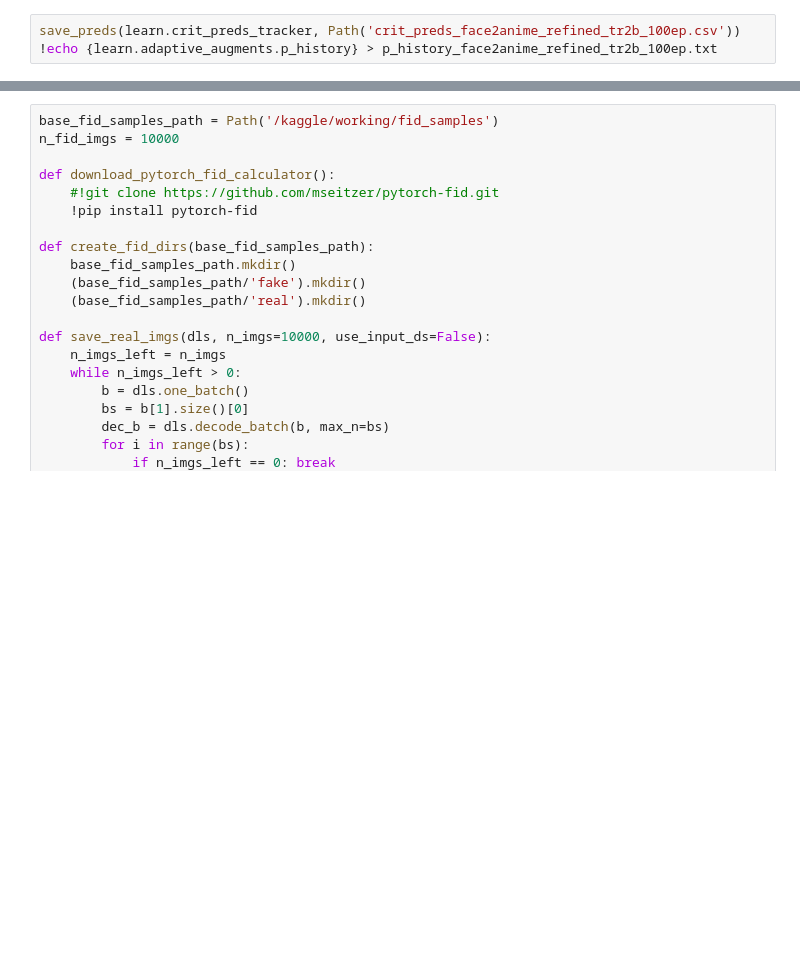
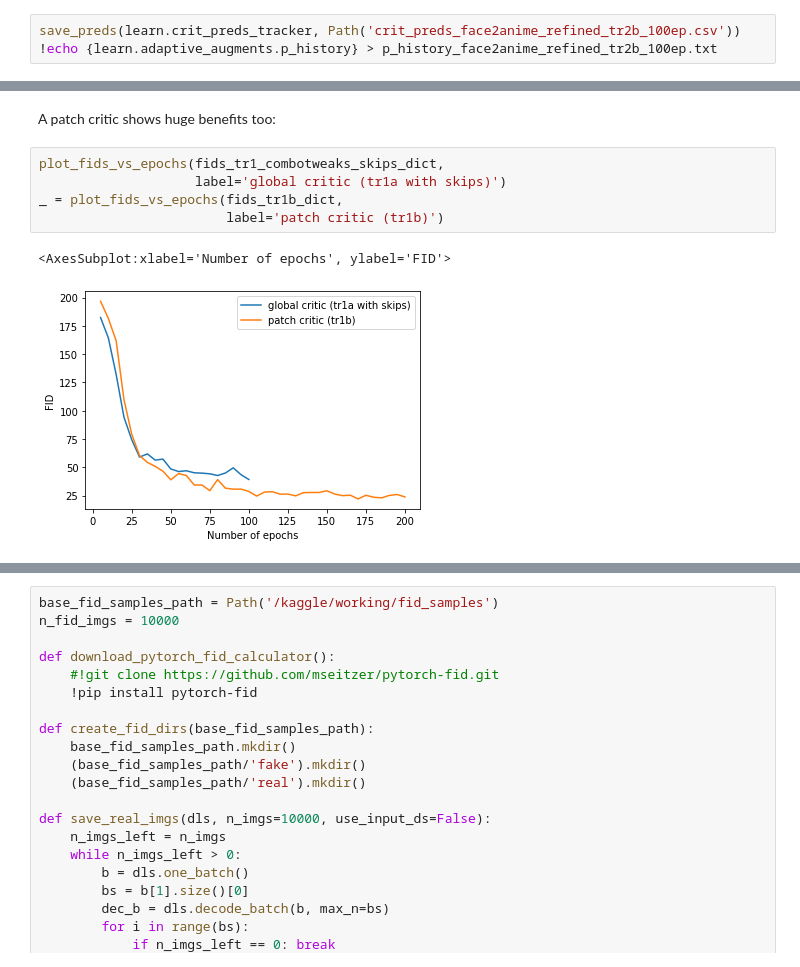
Before and after one commit to davidleonfdez/face2anime, a Jupyter notebook: notebooks/refined-arch-ada-face2anime.ipynb, the cells around one changed output, grey strips where cells are left out. Cells and saved outputs as stored; diff of their text form; blank space fills up the shorter version.

```diff
--- a/notebooks/refined-arch-ada-face2anime.ipynb
+++ b/notebooks/refined-arch-ada-face2anime.ipynb
@@ -523,0 +854,10 @@ save_preds(learn.crit_preds_tracker, Path('crit_preds_face2anime_refined_tr2b_10
+# %% [markdown]
+A patch critic shows huge benefits too:
+# %%
+plot_fids_vs_epochs(fids_tr1_combotweaks_skips_dict,
+                    label='global critic (tr1a with skips)')
+_ = plot_fids_vs_epochs(fids_tr1b_dict,
+                        label='patch critic (tr1b)')
+# %% [output]
+<AxesSubplot:xlabel='Number of epochs', ylabel='FID'>
+[figure, added]
```
Also changed, not shown: parts of 48 cells of this notebook, 1 other file.
